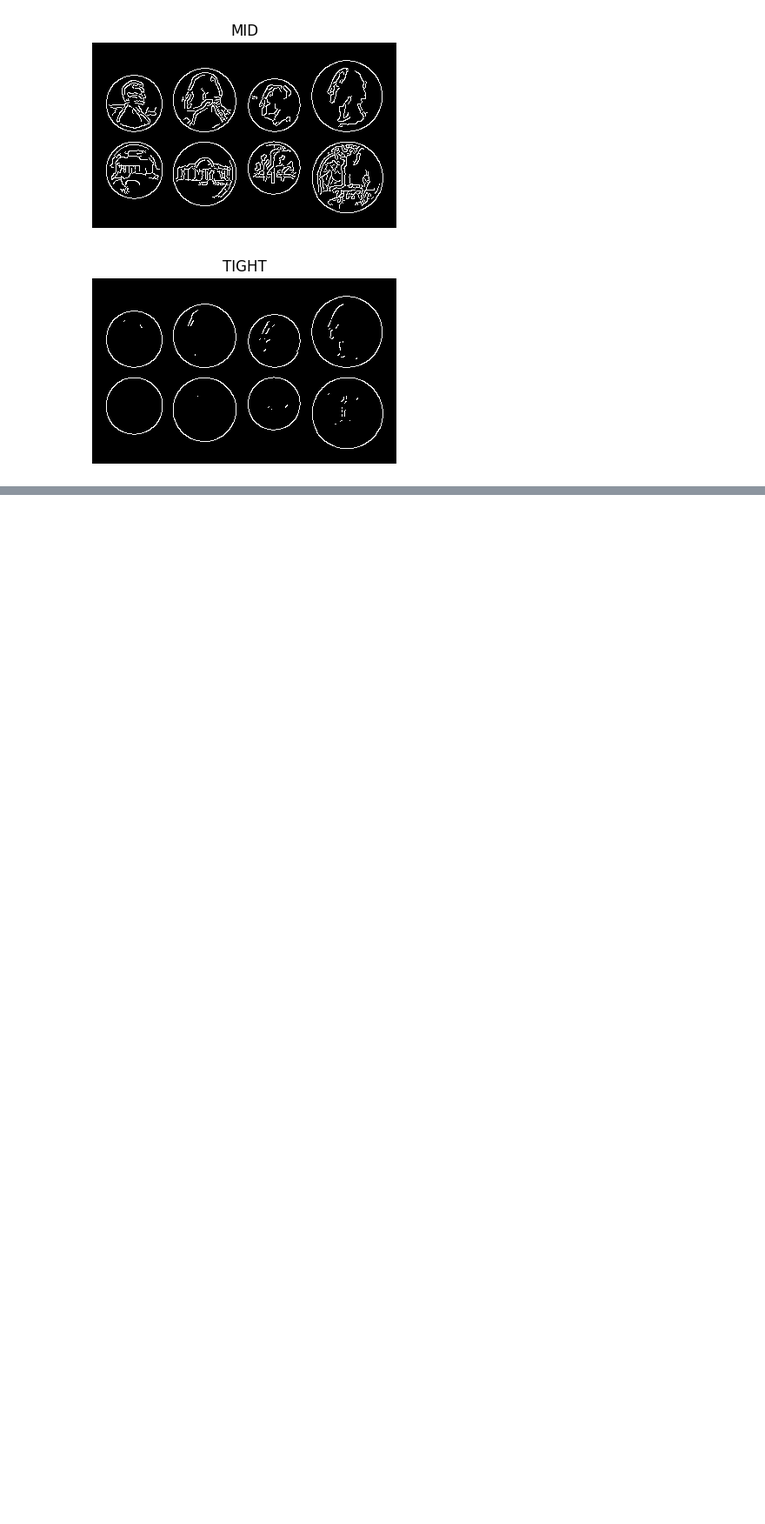
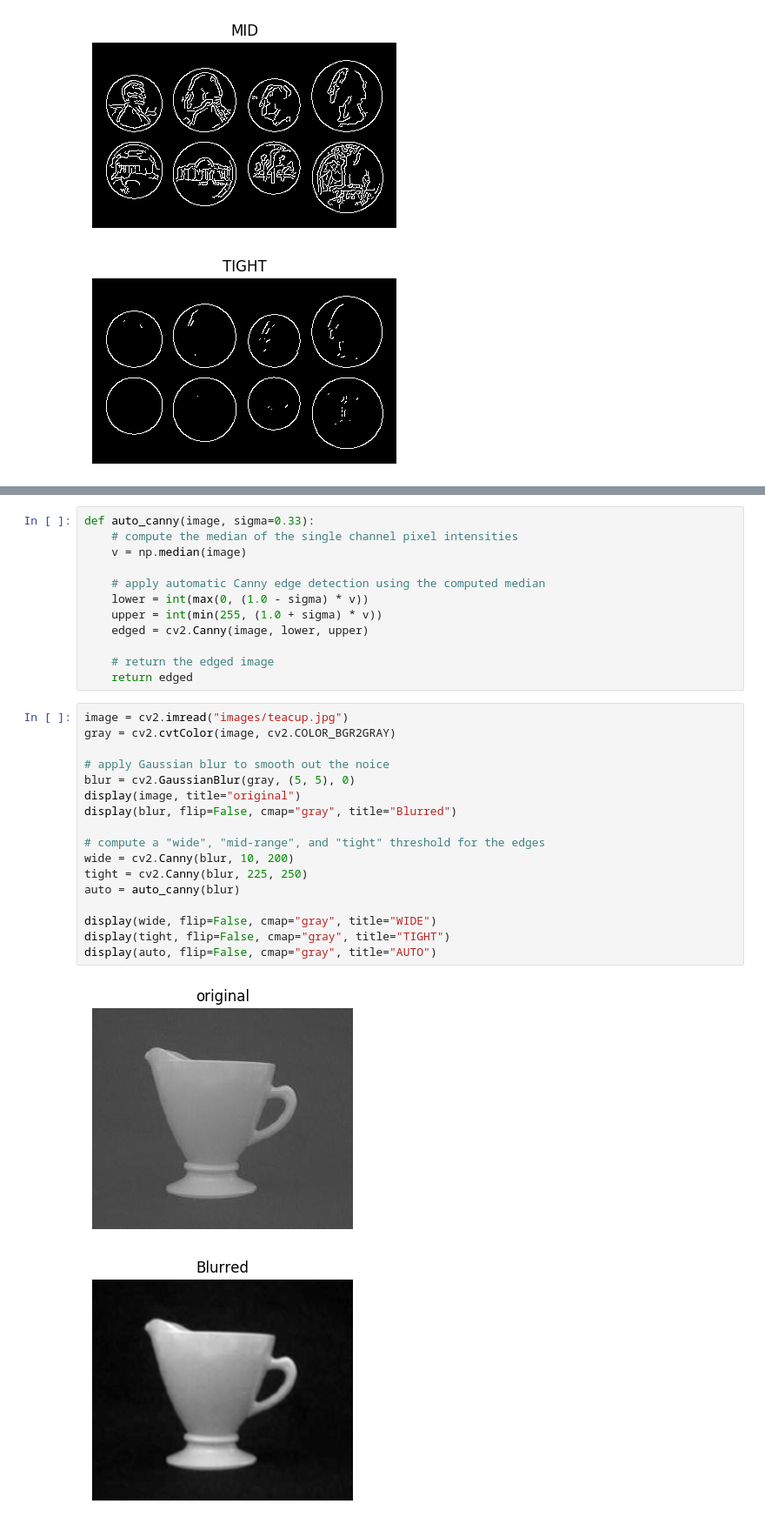
Before and after one commit to KarthikKothareddy/pisgurus, a Jupyter notebook: edge_detection.ipynb, the cells around one changed output, grey strips where cells are left out. Shown at 87% size. Saved outputs shown, nothing was run; the diff lists cells and outputs as text; blank space fills up the shorter version.

```diff
--- a/edge_detection.ipynb
+++ b/edge_detection.ipynb
@@ -65,0 +98,32 @@ display(tight, flip=False, cmap="gray", title="TIGHT")
+# %%
+def auto_canny(image, sigma=0.33):
+    # compute the median of the single channel pixel intensities
+    v = np.median(image)
+
+    # apply automatic Canny edge detection using the computed median
+    lower = int(max(0, (1.0 - sigma) * v))
+    upper = int(min(255, (1.0 + sigma) * v))
+    edged = cv2.Canny(image, lower, upper)
+
+    # return the edged image
+    return edged
+# %%
+image = cv2.imread("images/teacup.jpg")
+gray = cv2.cvtColor(image, cv2.COLOR_BGR2GRAY)
+
+# apply Gaussian blur to smooth out the noice
+blur = cv2.GaussianBlur(gray, (5, 5), 0)
+display(image, title="original")
+display(blur, flip=False, cmap="gray", title="Blurred")
+
+# compute a "wide", "mid-range", and "tight" threshold for the edges
+wide = cv2.Canny(blur, 10, 200)
+tight = cv2.Canny(blur, 225, 250)
+auto = auto_canny(blur)
+
+display(wide, flip=False, cmap="gray", title="WIDE")
+display(tight, flip=False, cmap="gray", title="TIGHT")
+display(auto, flip=False, cmap="gray", title="AUTO")
+# %% [output]
+[figure, added]
+[figure, added]
```
Also changed, not shown: parts of 4 cells of this notebook, 1 other file.
